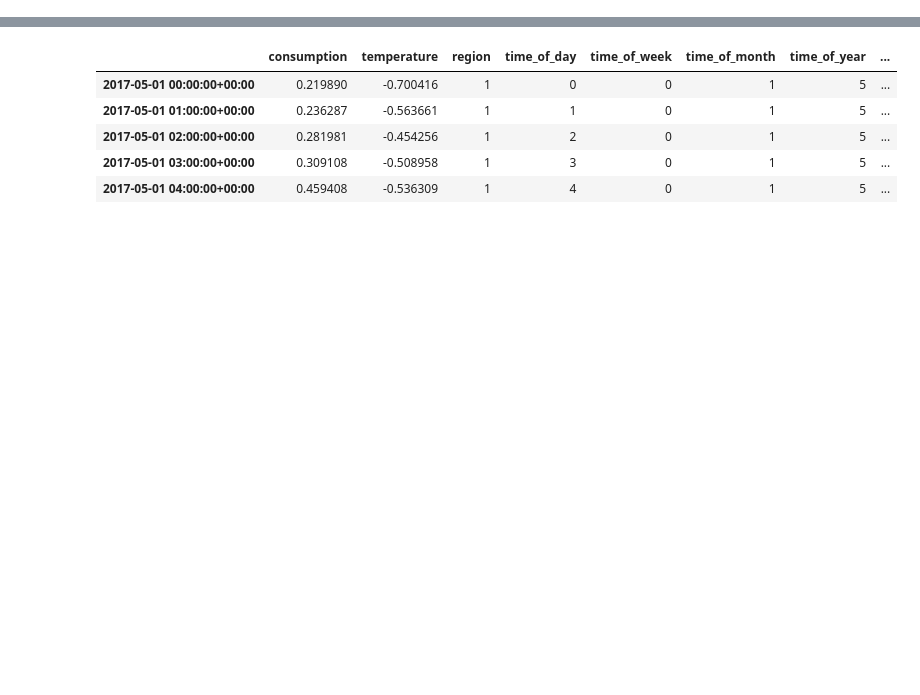
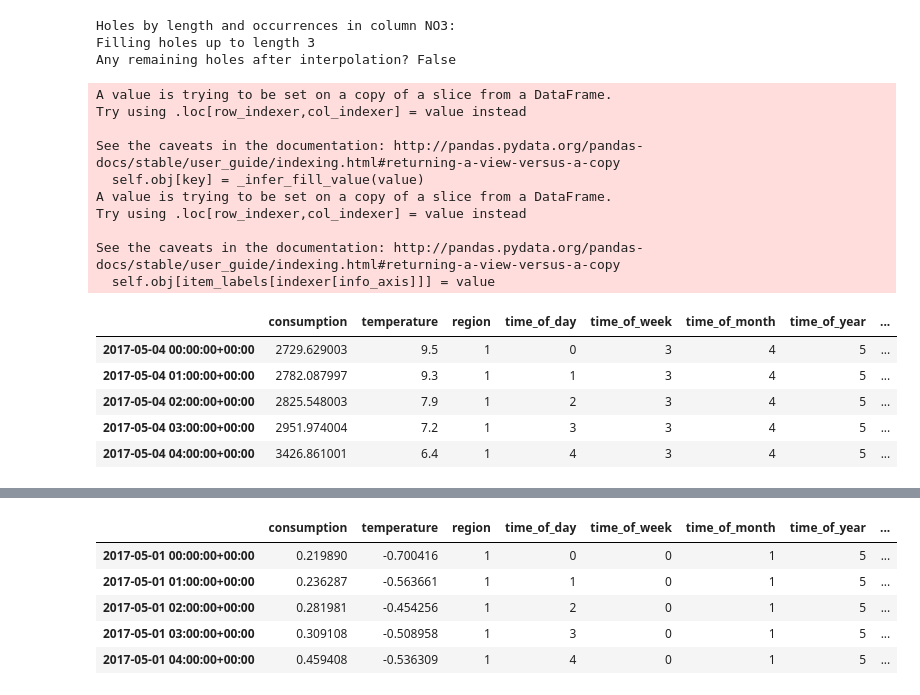
Before and after one commit to Anderzz/it3030, a Jupyter notebook: assignment2/learning2.ipynb, the cells around one changed output, grey strips where cells are left out. Saved outputs shown, nothing was run; the diff lists cells and outputs as text; code cells hidden in the pictures; blank space fills up the shorter version.

```diff
--- a/assignment2/learning2.ipynb
+++ b/assignment2/learning2.ipynb
@@ -8,0 +62,57 @@ from torch.utils.data import Dataset, DataLoader, random_split
+# %%
+df = read_consumption_and_weather()[-1]
+
+df_no1 = df['NO1']
+df_no1.loc[:,'region'] = 1
+
+df_no2 = df['NO2']
+df_no2.loc[:,'region'] = 2
+
+df_no3 = df['NO3']
+df_no3.loc[:,'region'] = 3
+
+df_no4 = df['NO4']
+df_no4.loc[:,'region'] = 4
+
+df_no5 = df['NO5']
+df_no5.loc[:,'region'] = 5
+
+# combine all dataframes into one
+df = pd.concat([df_no1, df_no2, df_no3, df_no4, df_no5])
+
+
+# datetime features
+dates = df.index
+df['time_of_day'] = df.index.hour
+df['time_of_week'] = df.index.dayofweek
+df['time_of_month'] = df.index.day
+df['time_of_year'] = df.index.month
+
+
+df['consumption_24h_lag'] = df['consumption'].shift(24)#fillna(method='bfill')
+df = df.dropna()
+df['consumption_yday_mean'] = df['consumption'].shift(24).rolling(24).mean()#fillna(method='bfill')
+df = df.dropna()
+df['consumption_prev'] = df['consumption'].shift(1)#fillna(method='bfill')
+df = df.dropna()
+df.head()
+# %% [output]
+Holes by length and occurrences in column NO3:
+Filling holes up to length 3
+Any remaining holes after interpolation? False
+A value is trying to be set on a copy of a slice from a DataFrame.
+Try using .loc[row_indexer,col_indexer] = value instead
+
+See the caveats in the documentation: http://pandas.pydata.org/pandas-docs/stable/user_guide/indexing.html#returning-a-view-versus-a-copy
+  self.obj[key] = _infer_fill_value(value)
+A value is trying to be set on a copy of a slice from a DataFrame.
+Try using .loc[row_indexer,col_indexer] = value instead
+
+See the caveats in the documentation: http://pandas.pydata.org/pandas-docs/stable/user_guide/indexing.html#returning-a-view-versus-a-copy
+  self.obj[item_labels[indexer[info_axis]]] = value
+|  | consumption | temperature | region | time_of_day | time_of_week | time_of_month | time_of_year | ... |
+| 2017-05-04 00:00:00+00:00 | 2729.629003 | 9.5 | 1 | 0 | 3 | 4 | 5 | ... |
+| 2017-05-04 01:00:00+00:00 | 2782.087997 | 9.3 | 1 | 1 | 3 | 4 | 5 | ... |
+| 2017-05-04 02:00:00+00:00 | 2825.548003 | 7.9 | 1 | 2 | 3 | 4 | 5 | ... |
+| 2017-05-04 03:00:00+00:00 | 2951.974004 | 7.2 | 1 | 3 | 3 | 4 | 5 | ... |
+| 2017-05-04 04:00:00+00:00 | 3426.861001 | 6.4 | 1 | 4 | 3 | 4 | 5 | ... |
```
Also changed, not shown: parts of 10 cells of this notebook, 2 other files.
